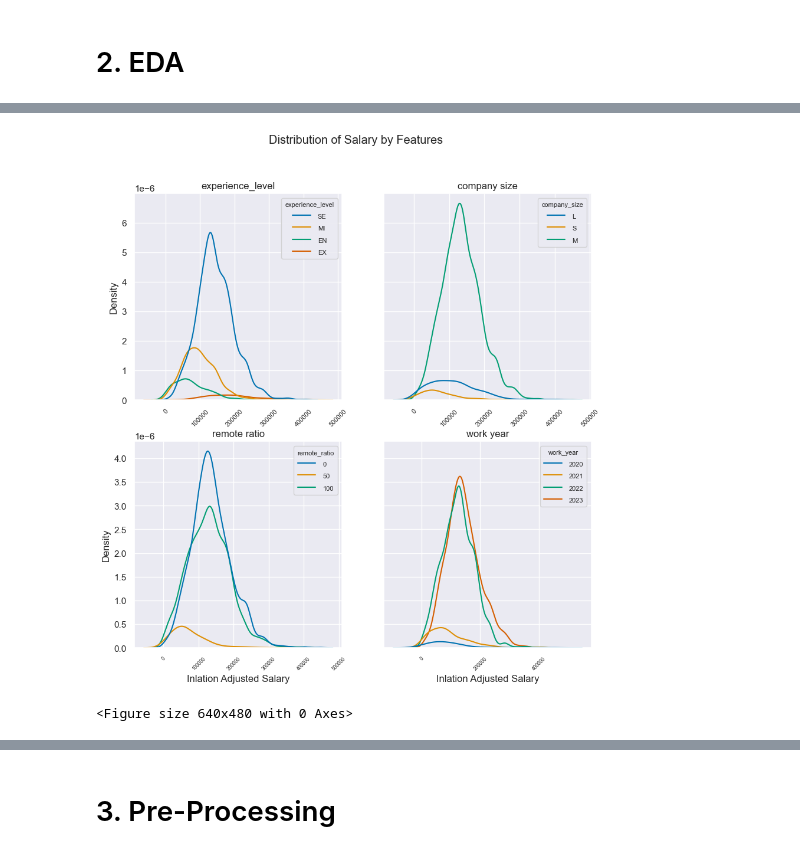
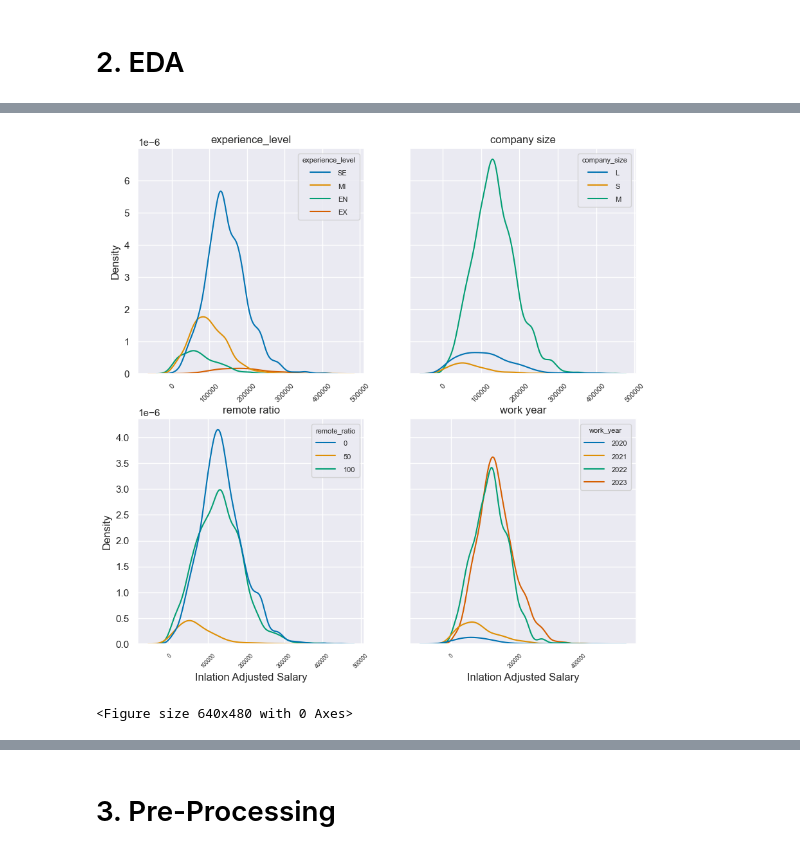
Before and after one commit to hyang78227/Springboard, a Jupyter notebook: story_telling_case_study/data science salary study.ipynb, the cells around one changed output, grey strips where cells are left out. Drawn from its saved outputs; the diff is of its cells as text; code cells hidden in the pictures.

```diff
--- a/story_telling_case_study/data science salary study.ipynb
+++ b/story_telling_case_study/data science salary study.ipynb
@@ -177,0 +252,30 @@ salary_df.drop(['salary_in_usd','Inflation'],axis=1,inplace=True)
+# %%
+salary_df['remote_ratio_str']=salary_df['remote_ratio'].astype('str')
+bar_plot_columns=['work_year','experience_level','employment_type','remote_ratio_str','company_size']
+
+rows, cols =2,3
+fig, ax = plt.subplots(rows, cols,figsize=(20,10),squeeze=False)
+
+for row in range(rows):
+    for col in range(cols):
+        i=row*cols+col
+        if i< len(bar_plot_columns):
+            ps=salary_df[bar_plot_columns[i]].value_counts()
+            bars=ax[row, col].bar(ps.index,ps)
+            for bar in bars:
+                height = round(bar.get_height()/salary_df.shape[0]*100,2)
+                ax[row,col].annotate(f'{height}%', xy=(bar.get_x() + bar.get_width() / 2, height),
+                                     xytext=(bar.get_x() + bar.get_width() / 2, bar.get_height()),
+                                     ha='center', va='bottom',fontsize='large',color='red',rotation=45)
+            if bar_plot_columns[i]!='remote_ratio_str':
+                ax[row, col].set(title=bar_plot_columns[i],xticklabels=ps.sort_index().index, yticklabels=" ")
+            if bar_plot_columns[i]=='remote_ratio_str':
+                ax[row, col].set(title='remote_ratio',xticklabels=ps.sort_index().index, yticklabels=" ")
+        if i>= len(bar_plot_columns):
+            ax[row, col].axis('off')
+
+#plt.suptitle('Distribution of Categorical Features')
+
+
+#plt.tight_layout(w_pad=2,h_pad=2)
+plt.show()
@@ -228,33 +343,33 @@ plt.setp(g01.get_legend().get_texts(), fontsize='8')
  # for legend title
 plt.setp(g01.get_legend().get_title(), fontsize='8')
 #for xticklabels
 plt.setp(g01.get_xticklabels(), fontsize='8',rotation=45)
 
 
 g10=sns.kdeplot(data=salary_df, x="adj_salary_usd", hue="remote_ratio",ax=axes[1,0],palette='colorblind')
 g10.set(xlabel="Inlation Adjusted Salary",title="remote ratio")
 #for legend text
 plt.setp(g10.get_legend().get_texts(), fontsize='8')
  # for legend title
 plt.setp(g10.get_legend().get_title(), fontsize='8')
 #for xticklabels
 plt.setp(g10.get_xticklabels(), fontsize='6',rotation=45)
 
 
 g11=sns.kdeplot(data=salary_df, x="adj_salary_usd", hue="work_year",ax=axes[1,1],palette='colorblind')
 g11.set(ylabel=" ",xlabel="Inlation Adjusted Salary",title="work year")
 # for legend title
 plt.setp(g11.get_legend().get_texts(), fontsize='8')
  # for legend title
 plt.setp(g11.get_legend().get_title(), fontsize='8')
 #for xticklabels
 plt.setp(g11.get_xticklabels(), fontsize='6',rotation=45)
 
 
-plt.suptitle("Distribution of Salary by Features")
+#plt.suptitle("Distribution of Salary by Features")
 plt.show()
 
 plt.savefig('Distribution of Salary by Features',dpi=100)
 # %% [output]
-[figure, old version]
+[figure, new version]
 <Figure size 640x480 with 0 Axes>
```
Also changed, not shown: parts of 45 cells of this notebook, 10 other files.
